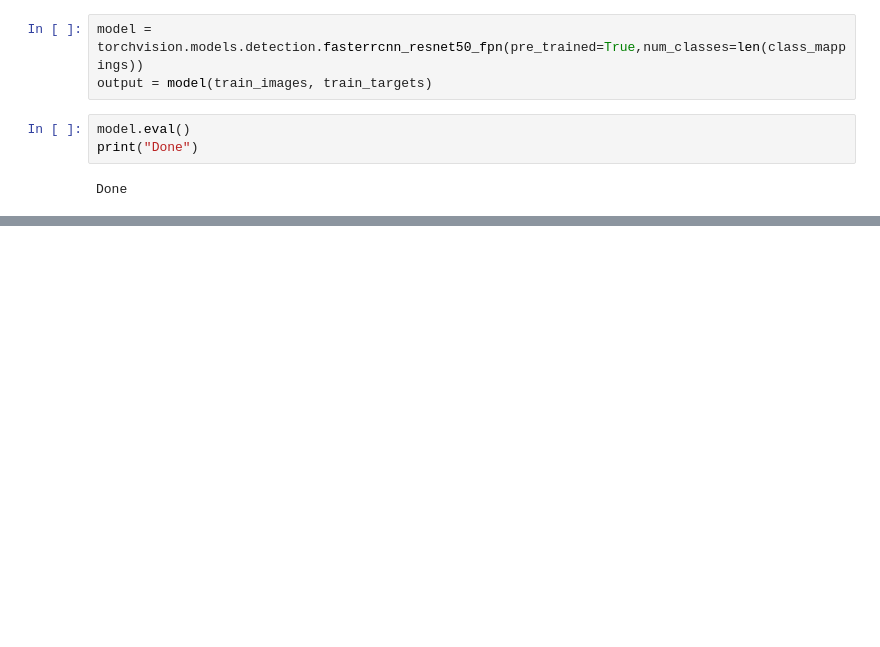
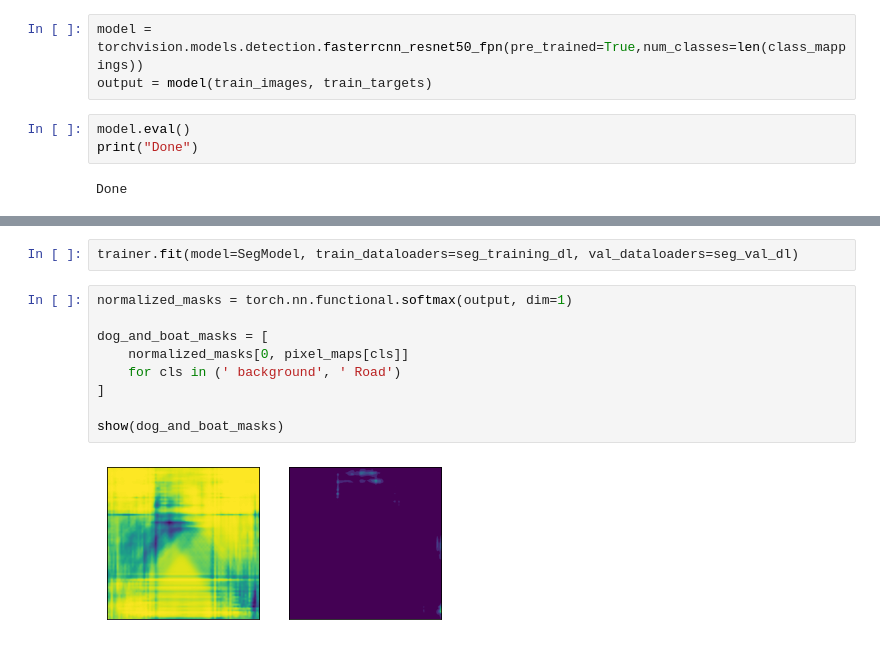
Before and after one commit to christamumley/MarioKartAI, a Jupyter notebook: ObjectDetection.ipynb, the cells around one changed output, grey strips where cells are left out. Saved outputs shown, nothing was run; the diff lists cells and outputs as text; blank space fills up the shorter version.

```diff
--- a/ObjectDetection.ipynb
+++ b/ObjectDetection.ipynb
@@ -228,0 +363,13 @@ renderPredictions(train_images[0], predictions[0])
+# %%
+trainer.fit(model=SegModel, train_dataloaders=seg_training_dl, val_dataloaders=seg_val_dl)
+# %%
+normalized_masks = torch.nn.functional.softmax(output, dim=1)
+
+dog_and_boat_masks = [
+    normalized_masks[0, pixel_maps[cls]]
+    for cls in (' background', ' Road')
+]
+
+show(dog_and_boat_masks)
+# %% [output]
+[figure, added]
```
Also changed, not shown: parts of 10 cells of this notebook.
